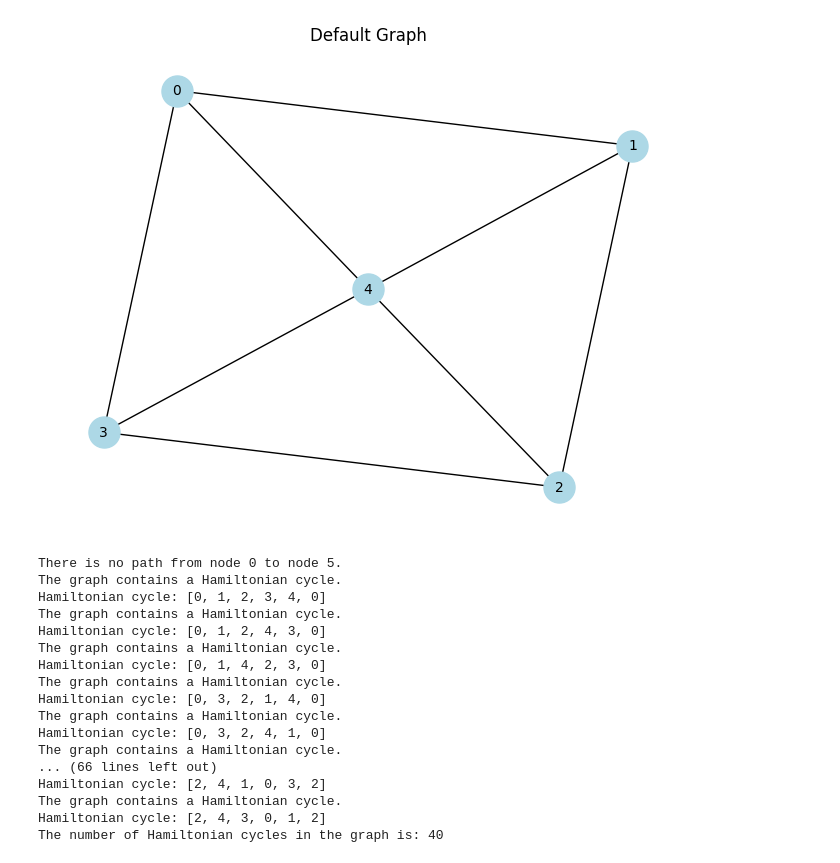
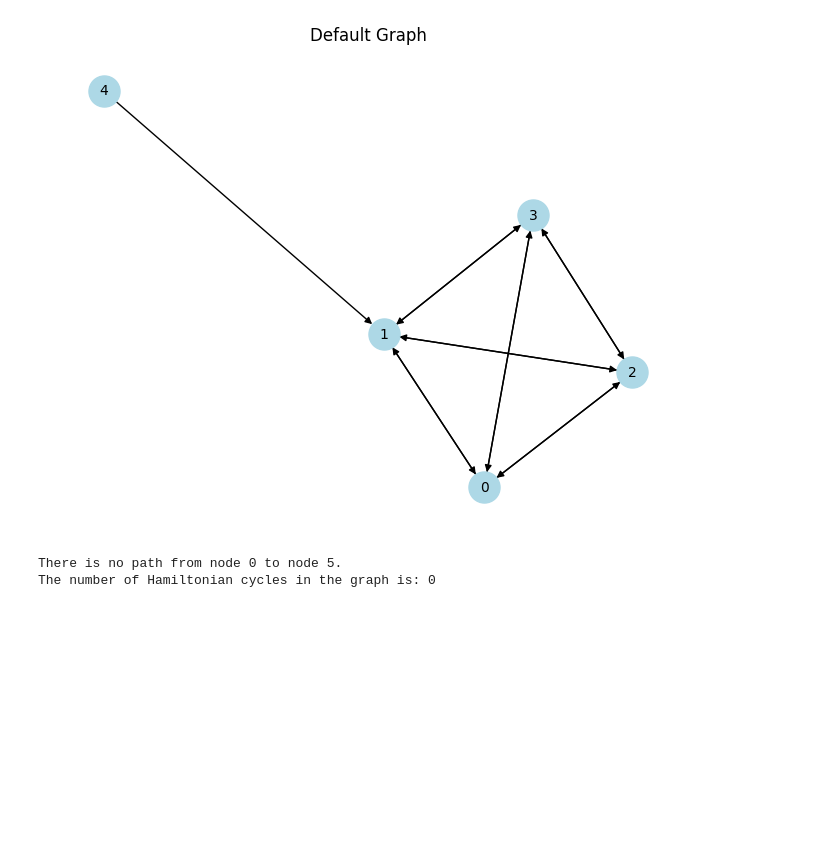
Before and after one commit to PhupaSirirat/Algorithm-Design-Analysis, a Jupyter notebook: LAB2 Brute Force/2-2.ipynb, the cells around one changed output. Cells and saved outputs as stored; diff of their text form; code cells hidden in the pictures; blank space fills up the shorter version.

```diff
--- a/LAB2 Brute Force/2-2.ipynb
+++ b/LAB2 Brute Force/2-2.ipynb
@@ -229,23 +229,8 @@ def analyze_graph(adjacency_matrix, start_node, end_node):
     else:
         print("The graph does not contain any cycles.")
 # %%
-analyze_graph(graph2_1_5, 0, 5)
+analyze_graph(graph2_1_3, 0, 5)
 # %% [output]
-[figure, old version]
+[figure, new version]
 There is no path from node 0 to node 5.
-The graph contains a Hamiltonian cycle.
-Hamiltonian cycle: [0, 1, 2, 3, 4, 0]
-The graph contains a Hamiltonian cycle.
-Hamiltonian cycle: [0, 1, 2, 4, 3, 0]
-The graph contains a Hamiltonian cycle.
-Hamiltonian cycle: [0, 1, 4, 2, 3, 0]
-The graph contains a Hamiltonian cycle.
-Hamiltonian cycle: [0, 3, 2, 1, 4, 0]
-The graph contains a Hamiltonian cycle.
-Hamiltonian cycle: [0, 3, 2, 4, 1, 0]
-The graph contains a Hamiltonian cycle.
-... (66 lines left out)
-Hamiltonian cycle: [2, 4, 1, 0, 3, 2]
-The graph contains a Hamiltonian cycle.
-Hamiltonian cycle: [2, 4, 3, 0, 1, 2]
-The number of Hamiltonian cycles in the graph is: 40
+The number of Hamiltonian cycles in the graph is: 0
```
Also changed, not shown: 3 other files.
